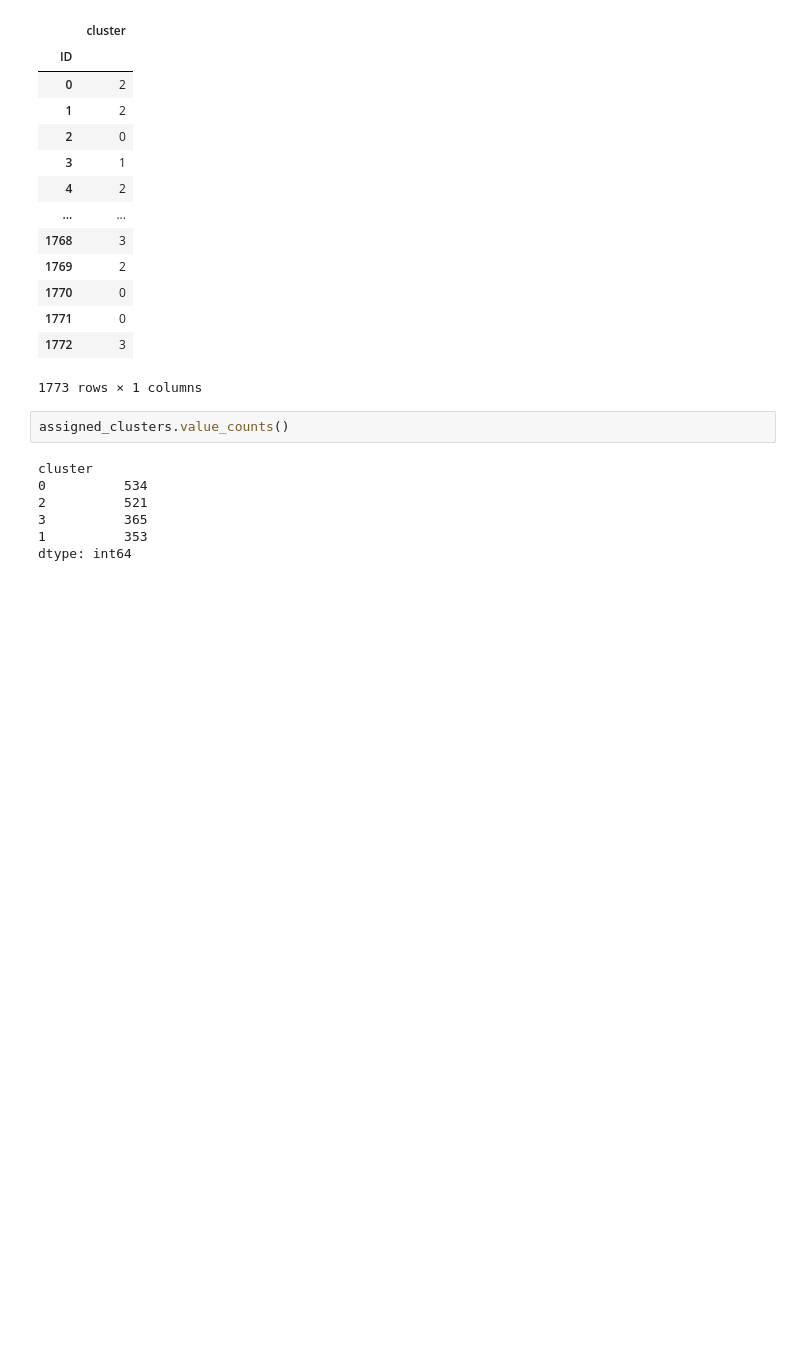
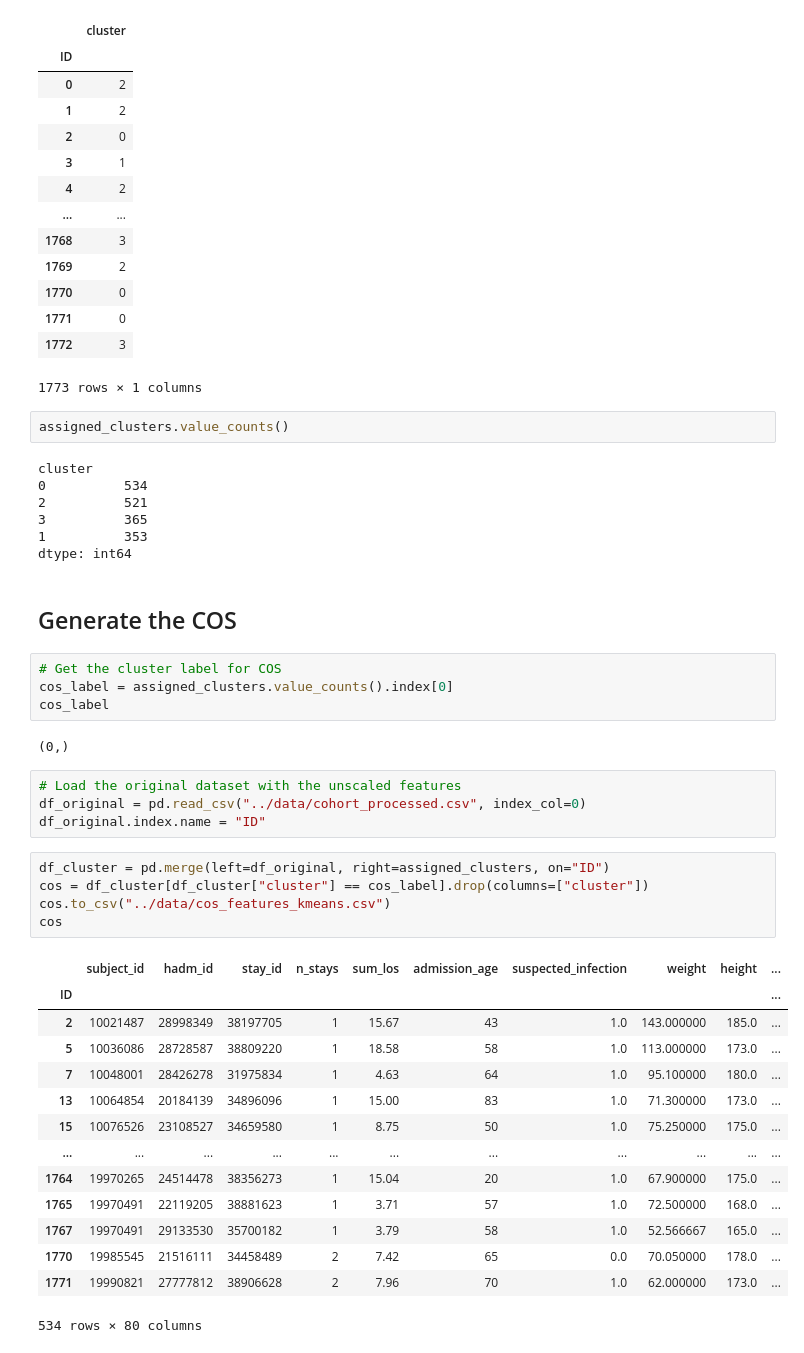
Before and after one commit to johnsonjzhou/comp90089-project, a Jupyter notebook: cluster/kmeans.ipynb, the cells around one changed output. Drawn from its saved outputs; the diff is of its cells as text; blank space fills up the shorter version.

Commit message:
feat: kmeans cos

```diff
--- a/cluster/kmeans.ipynb
+++ b/cluster/kmeans.ipynb
@@ -104,3 +104,35 @@ cluster
 3          365
 1          353
 dtype: int64
+# %% [markdown]
+## Generate the COS
+# %%
+# Get the cluster label for COS
+cos_label = assigned_clusters.value_counts().index[0]
+cos_label
+# %% [output]
+(0,)
+# %%
+# Load the original dataset with the unscaled features
+df_original = pd.read_csv("../data/cohort_processed.csv", index_col=0)
+df_original.index.name = "ID"
+# %%
+df_cluster = pd.merge(left=df_original, right=assigned_clusters, on="ID")
+cos = df_cluster[df_cluster["cluster"] == cos_label].drop(columns=["cluster"])
+cos.to_csv("../data/cos_features_kmeans.csv")
+cos
+# %% [output]
+|  | subject_id | hadm_id | stay_id | n_stays | sum_los | admission_age | suspected_infection | weight | height | ... |
+| ID |  |  |  |  |  |  |  |  |  | ... |
+| 2 | 10021487 | 28998349 | 38197705 | 1 | 15.67 | 43 | 1.0 | 143.000000 | 185.0 | ... |
+| 5 | 10036086 | 28728587 | 38809220 | 1 | 18.58 | 58 | 1.0 | 113.000000 | 173.0 | ... |
+| 7 | 10048001 | 28426278 | 31975834 | 1 | 4.63 | 64 | 1.0 | 95.100000 | 180.0 | ... |
+| 13 | 10064854 | 20184139 | 34896096 | 1 | 15.00 | 83 | 1.0 | 71.300000 | 173.0 | ... |
+| 15 | 10076526 | 23108527 | 34659580 | 1 | 8.75 | 50 | 1.0 | 75.250000 | 175.0 | ... |
+| ... | ... | ... | ... | ... | ... | ... | ... | ... | ... | ... |
+| 1764 | 19970265 | 24514478 | 38356273 | 1 | 15.04 | 20 | 1.0 | 67.900000 | 175.0 | ... |
+| 1765 | 19970491 | 22119205 | 38881623 | 1 | 3.71 | 57 | 1.0 | 72.500000 | 168.0 | ... |
+| 1767 | 19970491 | 29133530 | 35700182 | 1 | 3.79 | 58 | 1.0 | 52.566667 | 165.0 | ... |
+| 1770 | 19985545 | 21516111 | 34458489 | 2 | 7.42 | 65 | 0.0 | 70.050000 | 178.0 | ... |
+| 1771 | 19990821 | 27777812 | 38906628 | 2 | 7.96 | 70 | 1.0 | 62.000000 | 173.0 | ... |
+534 rows × 80 columns
```
Also changed, not shown: parts of 1 cell of this notebook, 1 other file.
